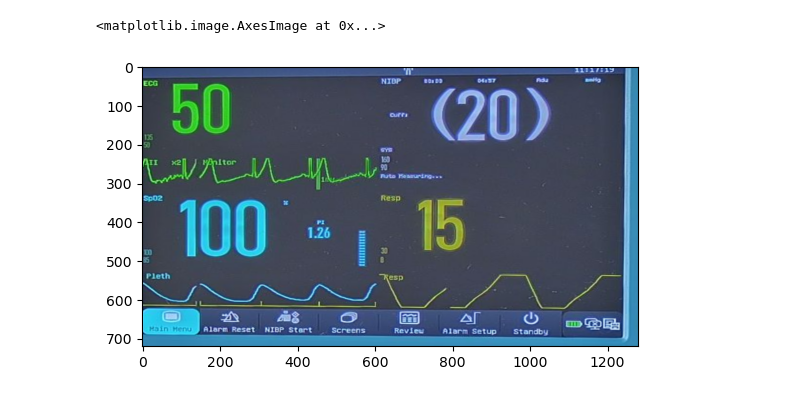
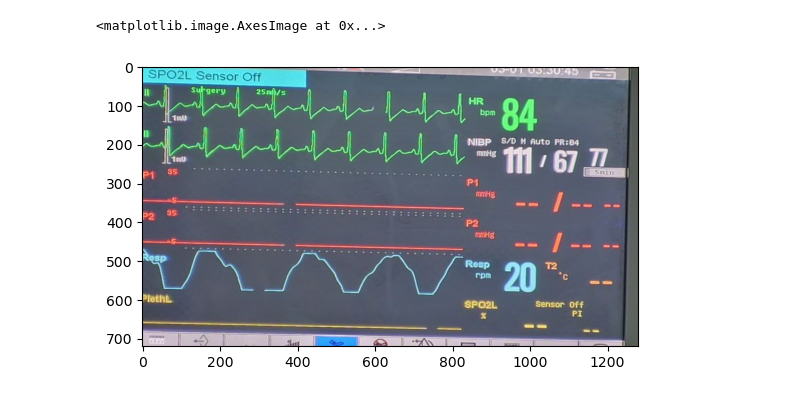
Before and after one commit to COPS-IITBHU/Vital-Extraction-Challenge, a Jupyter notebook: main.ipynb, the cells around one changed output. Saved outputs shown, nothing was run; the diff lists cells and outputs as text; code cells hidden in the pictures.

```diff
--- a/main.ipynb
+++ b/main.ipynb
@@ -83,8 +115,8 @@ plt.imshow(mask)
 # %%
-plt.imshow(ocr_io)
+plt.imshow(detector_io)
 # %% [output]
 <matplotlib.image.AxesImage at 0x...>
-[figure, old version]
+[figure, new version]
 # %%
 plt.imshow(class_io)
 # %% [output]
```
Also changed, not shown: parts of 19 cells of this notebook, 5 other files.
